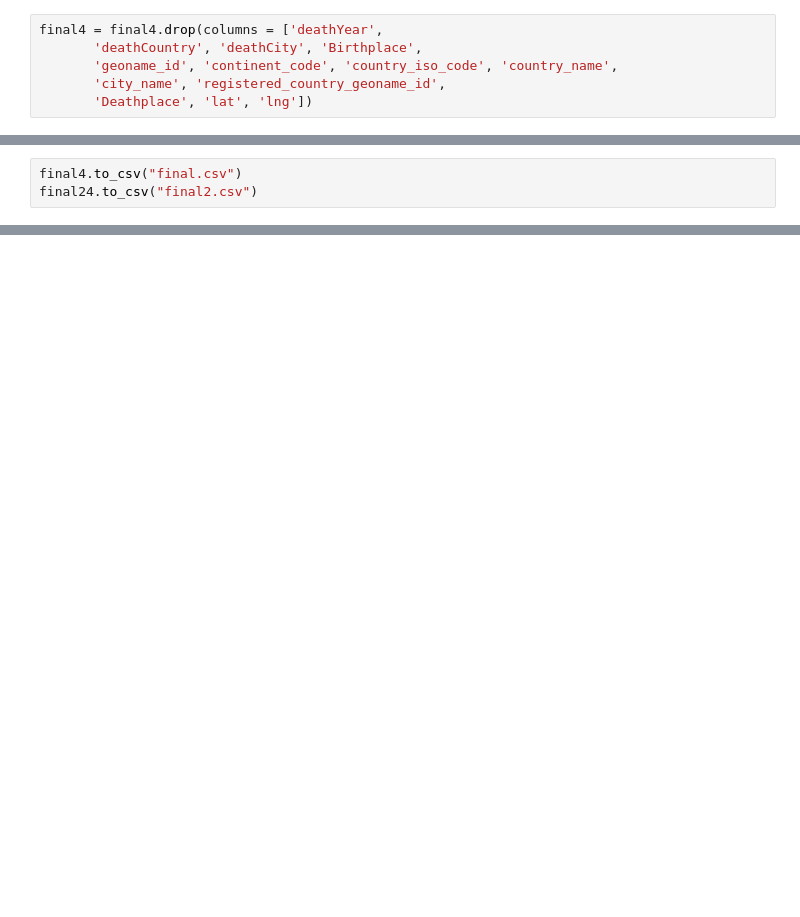
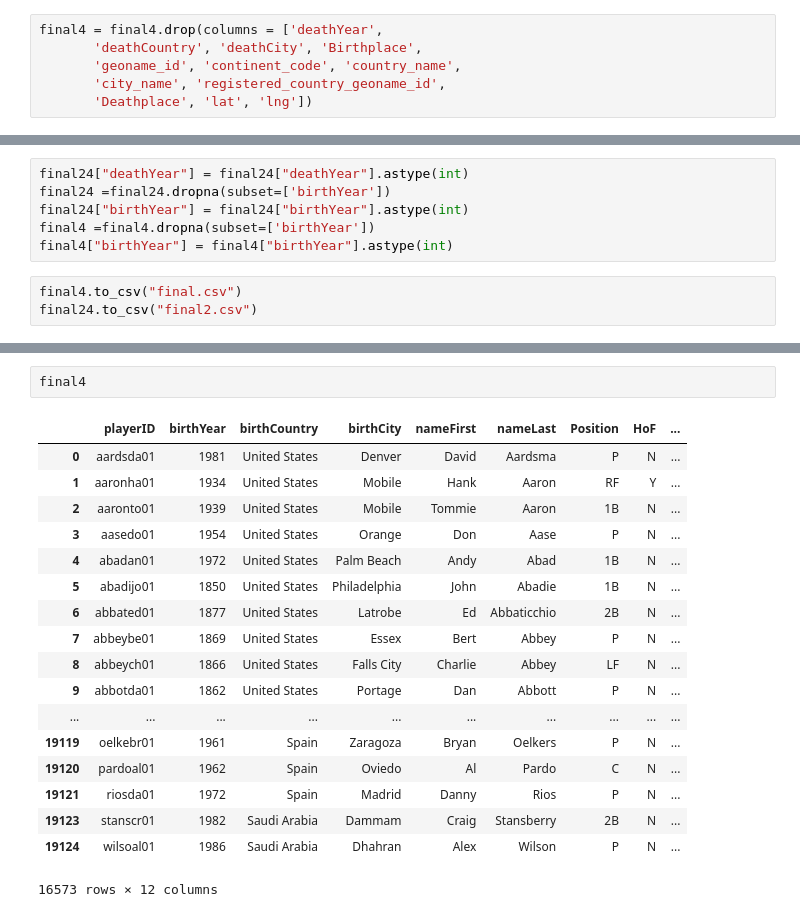
Before and after one commit to TrevorCap/BaseballVisualization, a Jupyter notebook: data/Data Merging.ipynb, the cells around one changed output, grey strips where cells are left out. Saved outputs shown, nothing was run; the diff lists cells and outputs as text; blank space fills up the shorter version.

```diff
--- a/data/Data Merging.ipynb
+++ b/data/Data Merging.ipynb
@@ -77,7 +98,7 @@ final4 = final4.dropna(subset=['latitude'])
 # %%
 final4 = final4.drop(columns = ['deathYear',
        'deathCountry', 'deathCity', 'Birthplace',
-       'geoname_id', 'continent_code', 'country_iso_code', 'country_name',
+       'geoname_id', 'continent_code', 'country_name',
        'city_name', 'registered_country_geoname_id',
        'Deathplace', 'lat', 'lng'])
 # %%
@@ -87,5 +108,11 @@ final24 = final24.drop(columns = ['birthCountry', 'birthCity',
        'city_name', 'registered_country_geoname_id',
        'Deathplace', 'lat', 'lng'])
+# %%
+final24["deathYear"] = final24["deathYear"].astype(int)
+final24 =final24.dropna(subset=['birthYear'])
+final24["birthYear"] = final24["birthYear"].astype(int)
+final4 =final4.dropna(subset=['birthYear'])
+final4["birthYear"] = final4["birthYear"].astype(int)
 # %%
 final4.to_csv("final.csv")
 final24.to_csv("final2.csv")
@@ -91,0 +140,21 @@ final24.to_csv("final2.csv")
+# %%
+final4
+# %% [output]
+|  | playerID | birthYear | birthCountry | birthCity | nameFirst | nameLast | Position | HoF | ... |
+| 0 | aardsda01 | 1981 | United States | Denver | David | Aardsma | P | N | ... |
+| 1 | aaronha01 | 1934 | United States | Mobile | Hank | Aaron | RF | Y | ... |
+| 2 | aaronto01 | 1939 | United States | Mobile | Tommie | Aaron | 1B | N | ... |
+| 3 | aasedo01 | 1954 | United States | Orange | Don | Aase | P | N | ... |
+| 4 | abadan01 | 1972 | United States | Palm Beach | Andy | Abad | 1B | N | ... |
+| 5 | abadijo01 | 1850 | United States | Philadelphia | John | Abadie | 1B | N | ... |
+| 6 | abbated01 | 1877 | United States | Latrobe | Ed | Abbaticchio | 2B | N | ... |
+| 7 | abbeybe01 | 1869 | United States | Essex | Bert | Abbey | P | N | ... |
+| 8 | abbeych01 | 1866 | United States | Falls City | Charlie | Abbey | LF | N | ... |
+| 9 | abbotda01 | 1862 | United States | Portage | Dan | Abbott | P | N | ... |
+| ... | ... | ... | ... | ... | ... | ... | ... | ... | ... |
+| 19119 | oelkebr01 | 1961 | Spain | Zaragoza | Bryan | Oelkers | P | N | ... |
+| 19120 | pardoal01 | 1962 | Spain | Oviedo | Al | Pardo | C | N | ... |
+| 19121 | riosda01 | 1972 | Spain | Madrid | Danny | Rios | P | N | ... |
+| 19123 | stanscr01 | 1982 | Saudi Arabia | Dammam | Craig | Stansberry | 2B | N | ... |
+| 19124 | wilsoal01 | 1986 | Saudi Arabia | Dhahran | Alex | Wilson | P | N | ... |
+16573 rows × 12 columns
```
Also changed, not shown: parts of 7 cells of this notebook, 3 other files.
